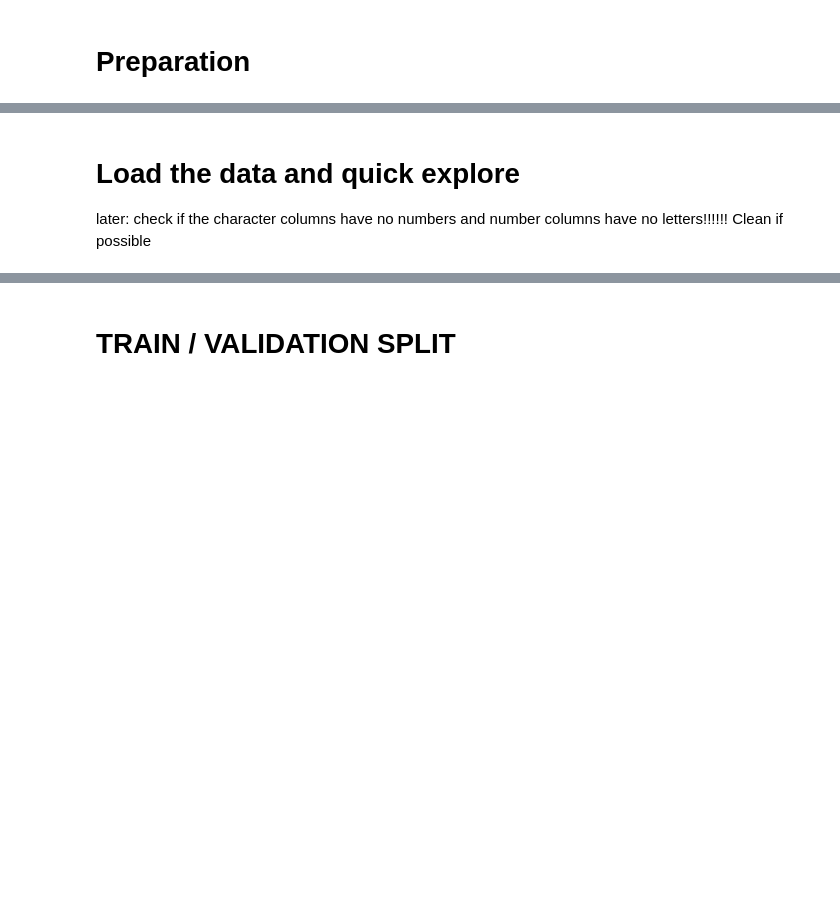
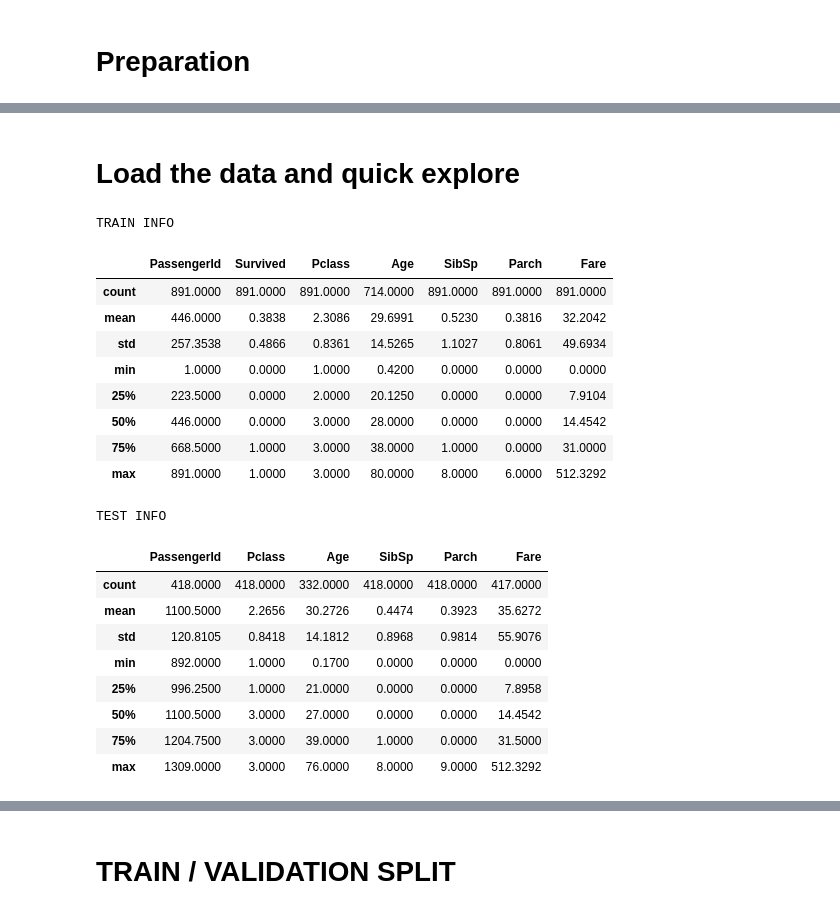
Before and after one commit to CharlotteZZh/AppliedML_hw1, a Jupyter notebook: AppliedML_hw1.ipynb, the cells around one changed output, grey strips where cells are left out. Drawn from its saved outputs; the diff is of its cells as text; code cells hidden in the pictures; blank space fills up the shorter version.

```diff
--- a/AppliedML_hw1.ipynb
+++ b/AppliedML_hw1.ipynb
@@ -88,19 +42,42 @@ pd.set_option(
 )
 # %% [markdown]
 # Load the data and quick explore
-
-later: check if the character columns have no numbers and number columns have no letters!!!!!! Clean if possible
 # %%
 # Load the data
 
 train = pd.read_csv("titanic/train.csv")
 test = pd.read_csv("titanic/test.csv")
 
+# Preserve raw values for the before-and-after cleaning comparison.
+train_before_cleaning = train.copy(deep=True)
+test_before_cleaning = test.copy(deep=True)
+
 print("TRAIN INFO")
-display(train.describe(include="all"))
+display(train.describe())
 
 print("TEST INFO")
-display(test.describe(include="all"))
+display(test.describe())
+# %% [output]
+TRAIN INFO
+|  | PassengerId | Survived | Pclass | Age | SibSp | Parch | Fare |
+| count | 891.0000 | 891.0000 | 891.0000 | 714.0000 | 891.0000 | 891.0000 | 891.0000 |
+| mean | 446.0000 | 0.3838 | 2.3086 | 29.6991 | 0.5230 | 0.3816 | 32.2042 |
+| std | 257.3538 | 0.4866 | 0.8361 | 14.5265 | 1.1027 | 0.8061 | 49.6934 |
+| min | 1.0000 | 0.0000 | 1.0000 | 0.4200 | 0.0000 | 0.0000 | 0.0000 |
+| 25% | 223.5000 | 0.0000 | 2.0000 | 20.1250 | 0.0000 | 0.0000 | 7.9104 |
+| 50% | 446.0000 | 0.0000 | 3.0000 | 28.0000 | 0.0000 | 0.0000 | 14.4542 |
+| 75% | 668.5000 | 1.0000 | 3.0000 | 38.0000 | 1.0000 | 0.0000 | 31.0000 |
+| max | 891.0000 | 1.0000 | 3.0000 | 80.0000 | 8.0000 | 6.0000 | 512.3292 |
+TEST INFO
+|  | PassengerId | Pclass | Age | SibSp | Parch | Fare |
+| count | 418.0000 | 418.0000 | 332.0000 | 418.0000 | 418.0000 | 417.0000 |
+| mean | 1100.5000 | 2.2656 | 30.2726 | 0.4474 | 0.3923 | 35.6272 |
+| std | 120.8105 | 0.8418 | 14.1812 | 0.8968 | 0.9814 | 55.9076 |
+| min | 892.0000 | 1.0000 | 0.1700 | 0.0000 | 0.0000 | 0.0000 |
+| 25% | 996.2500 | 1.0000 | 21.0000 | 0.0000 | 0.0000 | 7.8958 |
+| 50% | 1100.5000 | 3.0000 | 27.0000 | 0.0000 | 0.0000 | 14.4542 |
+| 75% | 1204.7500 | 3.0000 | 39.0000 | 1.0000 | 0.0000 | 31.5000 |
+| max | 1309.0000 | 3.0000 | 76.0000 | 8.0000 | 9.0000 | 512.3292 |
 # %%
 print("Missing values in train:")
 display(train.isnull().sum())
```
Also changed, not shown: parts of 40 cells of this notebook, 2 other files.
